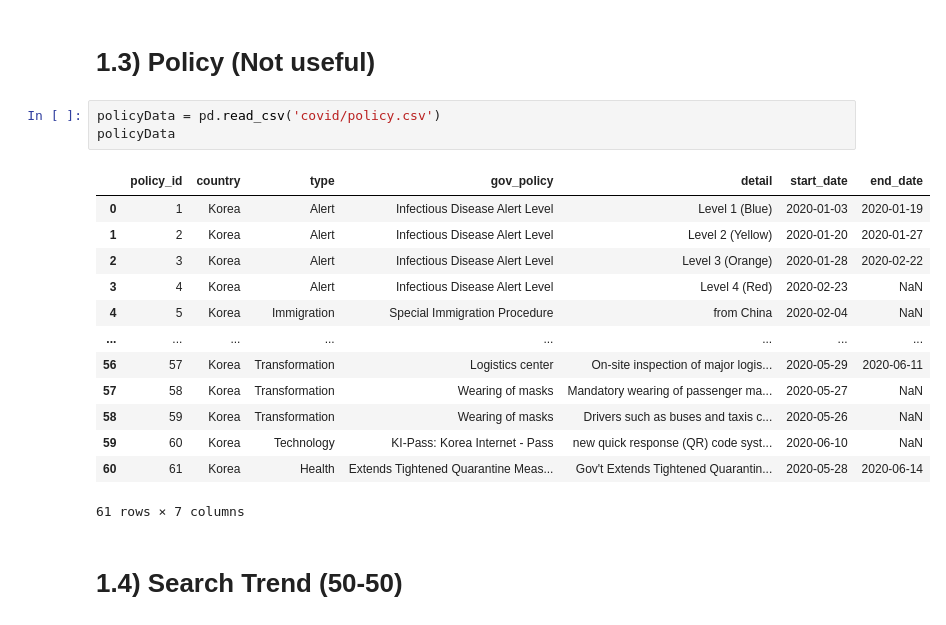
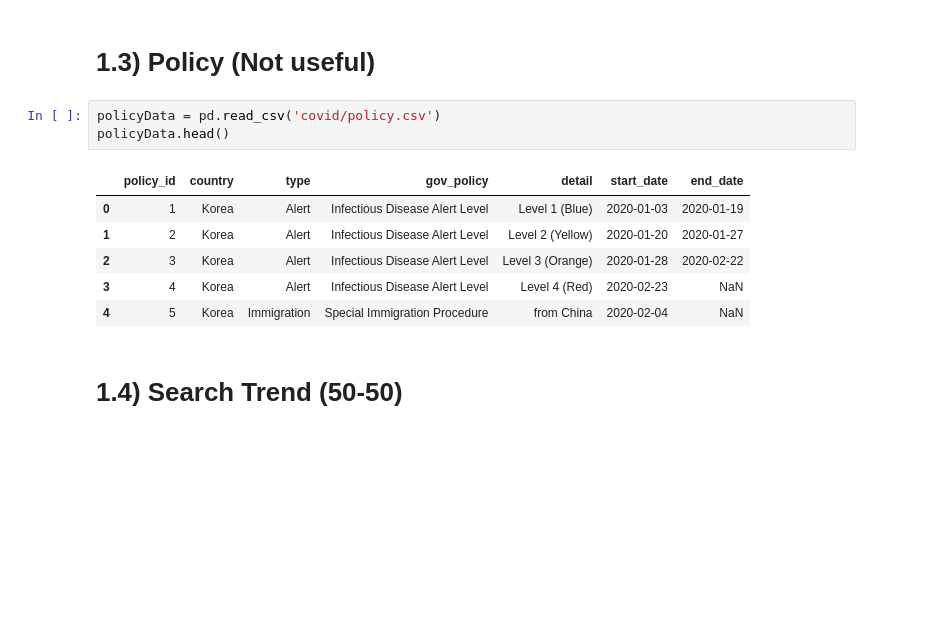
Before and after one commit to victoryapcheeann/QF625-Project, a Jupyter notebook: index.ipynb, the cells around one changed output. Drawn from its saved outputs; the diff is of its cells as text; blank space fills up the shorter version.

```diff
--- a/index.ipynb
+++ b/index.ipynb
@@ -93,21 +79,14 @@ plt.xticks(rotation=45, ha='right')
 # 1.3) Policy (Not useful)
 # %%
 policyData = pd.read_csv('covid/policy.csv')
-policyData
+policyData.head()
 # %% [output]
 |  | policy_id | country | type | gov_policy | detail | start_date | end_date |
 | 0 | 1 | Korea | Alert | Infectious Disease Alert Level | Level 1 (Blue) | 2020-01-03 | 2020-01-19 |
 | 1 | 2 | Korea | Alert | Infectious Disease Alert Level | Level 2 (Yellow) | 2020-01-20 | 2020-01-27 |
 | 2 | 3 | Korea | Alert | Infectious Disease Alert Level | Level 3 (Orange) | 2020-01-28 | 2020-02-22 |
 | 3 | 4 | Korea | Alert | Infectious Disease Alert Level | Level 4 (Red) | 2020-02-23 | NaN |
 | 4 | 5 | Korea | Immigration | Special Immigration Procedure | from China | 2020-02-04 | NaN |
-| ... | ... | ... | ... | ... | ... | ... | ... |
-| 56 | 57 | Korea | Transformation | Logistics center | On-site inspection of major logis... | 2020-05-29 | 2020-06-11 |
-| 57 | 58 | Korea | Transformation | Wearing of masks | Mandatory wearing of passenger ma... | 2020-05-27 | NaN |
-| 58 | 59 | Korea | Transformation | Wearing of masks | Drivers such as buses and taxis c... | 2020-05-26 | NaN |
-| 59 | 60 | Korea | Technology | KI-Pass: Korea Internet - Pass | new quick response (QR) code syst... | 2020-06-10 | NaN |
-| 60 | 61 | Korea | Health | Extends Tightened Quarantine Meas... | Gov't Extends Tightened Quarantin... | 2020-05-28 | 2020-06-14 |
-61 rows × 7 columns
 # %% [markdown]
 # 1.4) Search Trend (50-50)
 # %%
```
Also changed, not shown: parts of 11 cells of this notebook.
